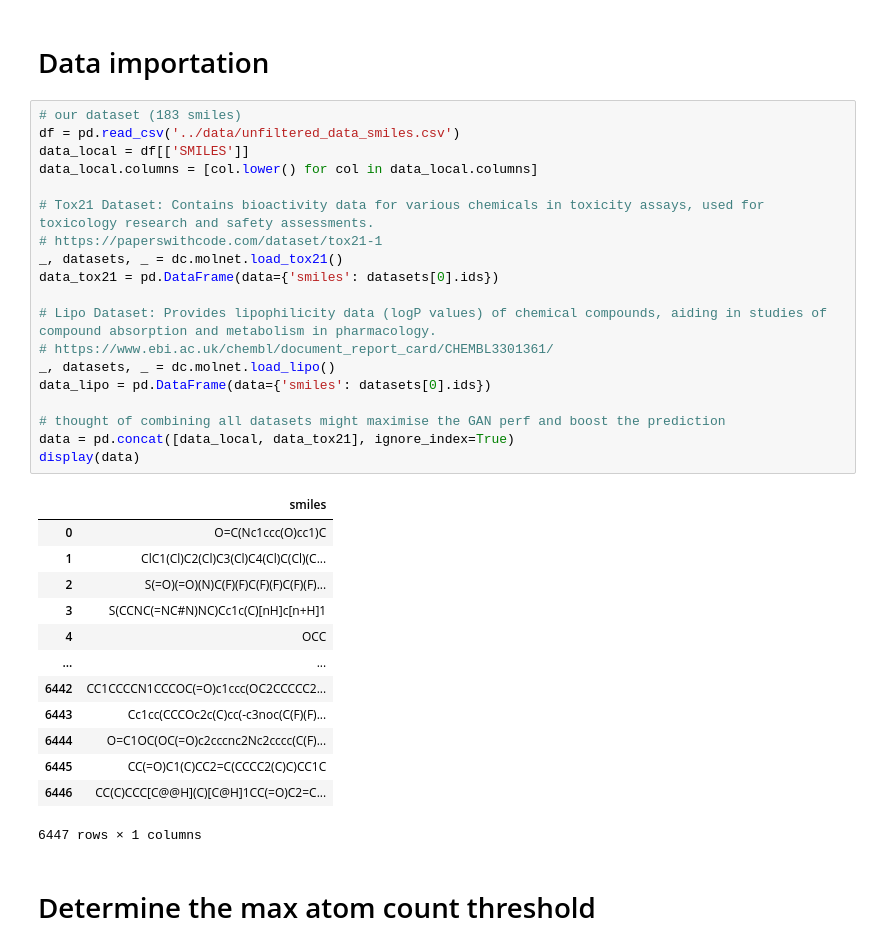
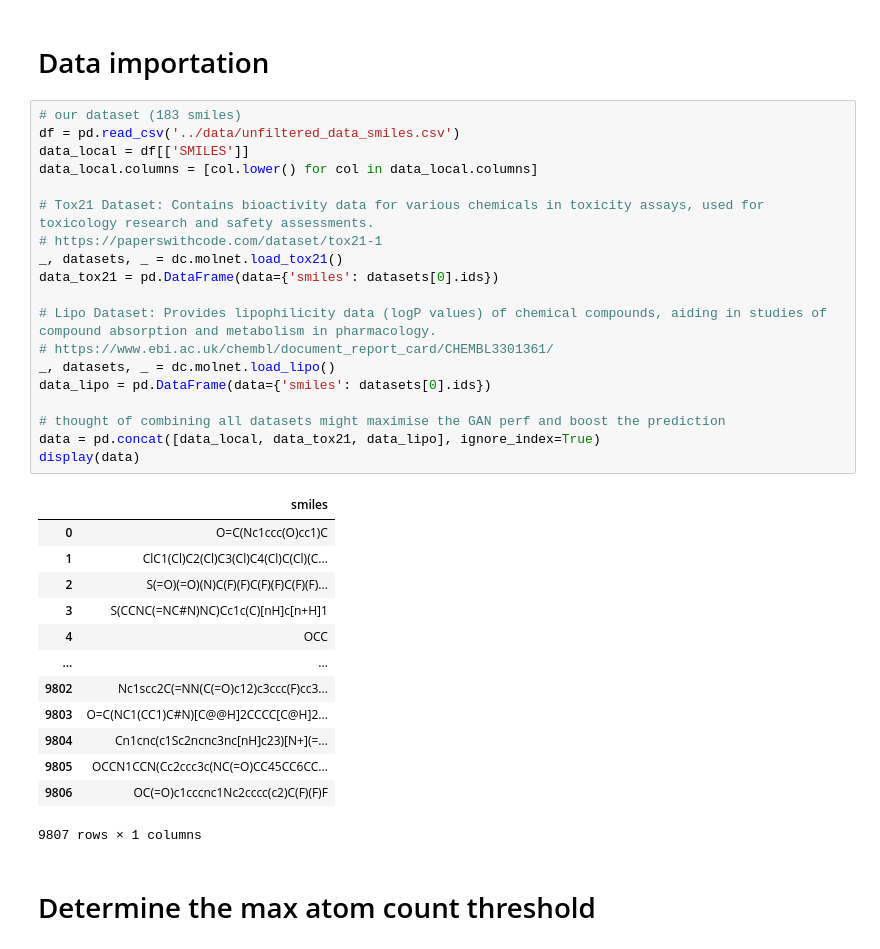
Before and after one commit to tahiri-lab/QSAR, a Jupyter notebook: tutorials/gan.ipynb, the cells around one changed output. Saved outputs shown, nothing was run; the diff lists cells and outputs as text.

```diff
--- a/tutorials/gan.ipynb
+++ b/tutorials/gan.ipynb
@@ -20,36 +20,36 @@ Skipped loading some Jax models, missing a dependency. jax requires jaxlib to be
 # %%
 # our dataset (183 smiles)
 df = pd.read_csv('../data/unfiltered_data_smiles.csv')
 data_local = df[['SMILES']]
 data_local.columns = [col.lower() for col in data_local.columns]
 
 # Tox21 Dataset: Contains bioactivity data for various chemicals in toxicity assays, used for toxicology research and safety assessments.
 # https://paperswithcode.com/dataset/tox21-1
 _, datasets, _ = dc.molnet.load_tox21()
 data_tox21 = pd.DataFrame(data={'smiles': datasets[0].ids})
 
 # Lipo Dataset: Provides lipophilicity data (logP values) of chemical compounds, aiding in studies of compound absorption and metabolism in pharmacology.
 # https://www.ebi.ac.uk/chembl/document_report_card/CHEMBL3301361/
 _, datasets, _ = dc.molnet.load_lipo()
 data_lipo = pd.DataFrame(data={'smiles': datasets[0].ids})
 
 # thought of combining all datasets might maximise the GAN perf and boost the prediction
-data = pd.concat([data_local, data_tox21], ignore_index=True)
+data = pd.concat([data_local, data_tox21, data_lipo], ignore_index=True)
 display(data)
 # %% [output]
 |  | smiles |
 | 0 | O=C(Nc1ccc(O)cc1)C |
 | 1 | ClC1(Cl)C2(Cl)C3(Cl)C4(Cl)C(Cl)(C... |
 | 2 | S(=O)(=O)(N)C(F)(F)C(F)(F)C(F)(F)... |
 | 3 | S(CCNC(=NC#N)NC)Cc1c(C)[nH]c[n+H]1 |
 | 4 | OCC |
 | ... | ... |
-| 6442 | CC1CCCCN1CCCOC(=O)c1ccc(OC2CCCCC2... |
-| 6443 | Cc1cc(CCCOc2c(C)cc(-c3noc(C(F)(F)... |
-| 6444 | O=C1OC(OC(=O)c2cccnc2Nc2cccc(C(F)... |
-| 6445 | CC(=O)C1(C)CC2=C(CCCC2(C)C)CC1C |
-| 6446 | CC(C)CCC[C@@H](C)[C@H]1CC(=O)C2=C... |
+| 9802 | Nc1scc2C(=NN(C(=O)c12)c3ccc(F)cc3... |
+| 9803 | O=C(NC1(CC1)C#N)[C@@H]2CCCC[C@H]2... |
+| 9804 | Cn1cnc(c1Sc2ncnc3nc[nH]c23)[N+](=... |
+| 9805 | OCCN1CCN(Cc2ccc3c(NC(=O)CC45CC6CC... |
+| 9806 | OC(=O)c1cccnc1Nc2cccc(c2)C(F)(F)F |
-6447 rows × 1 columns
+9807 rows × 1 columns
 # %% [markdown]
 # Determine the max atom count threshold
 # %%
```
Also changed, not shown: parts of 4 cells of this notebook.
